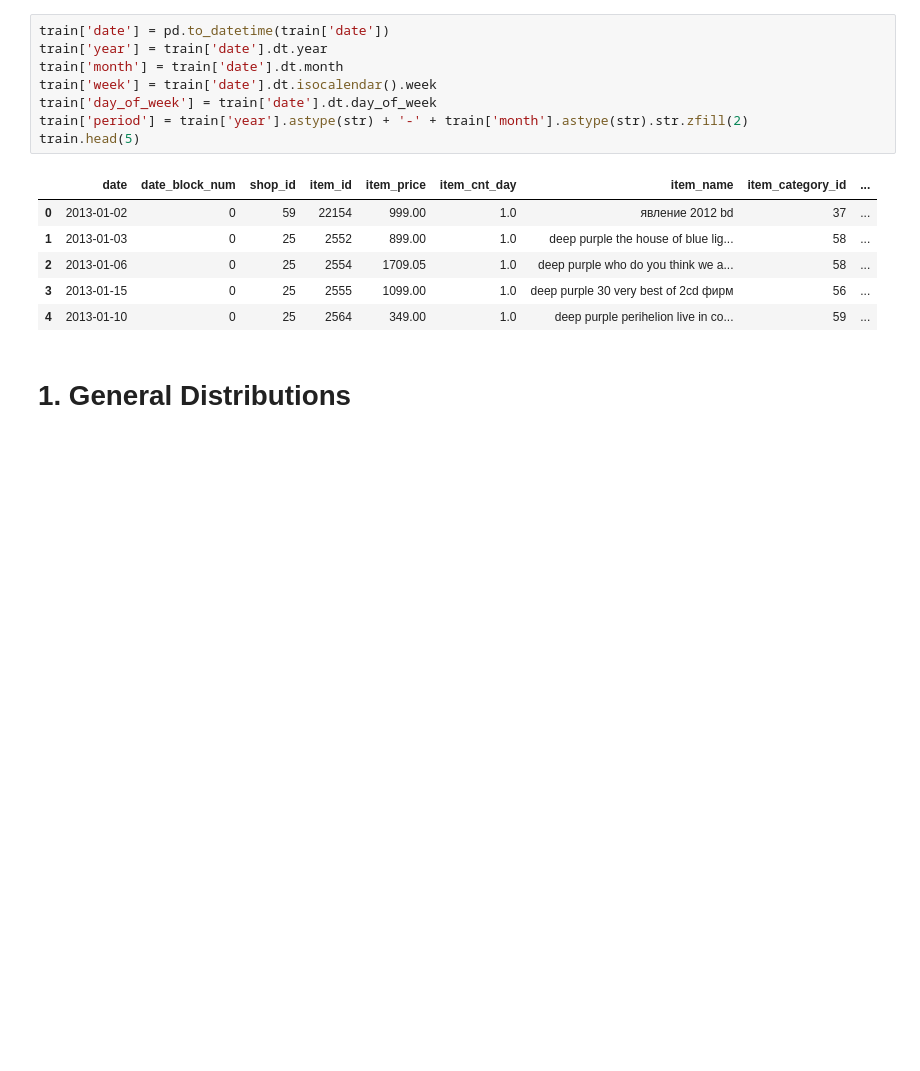
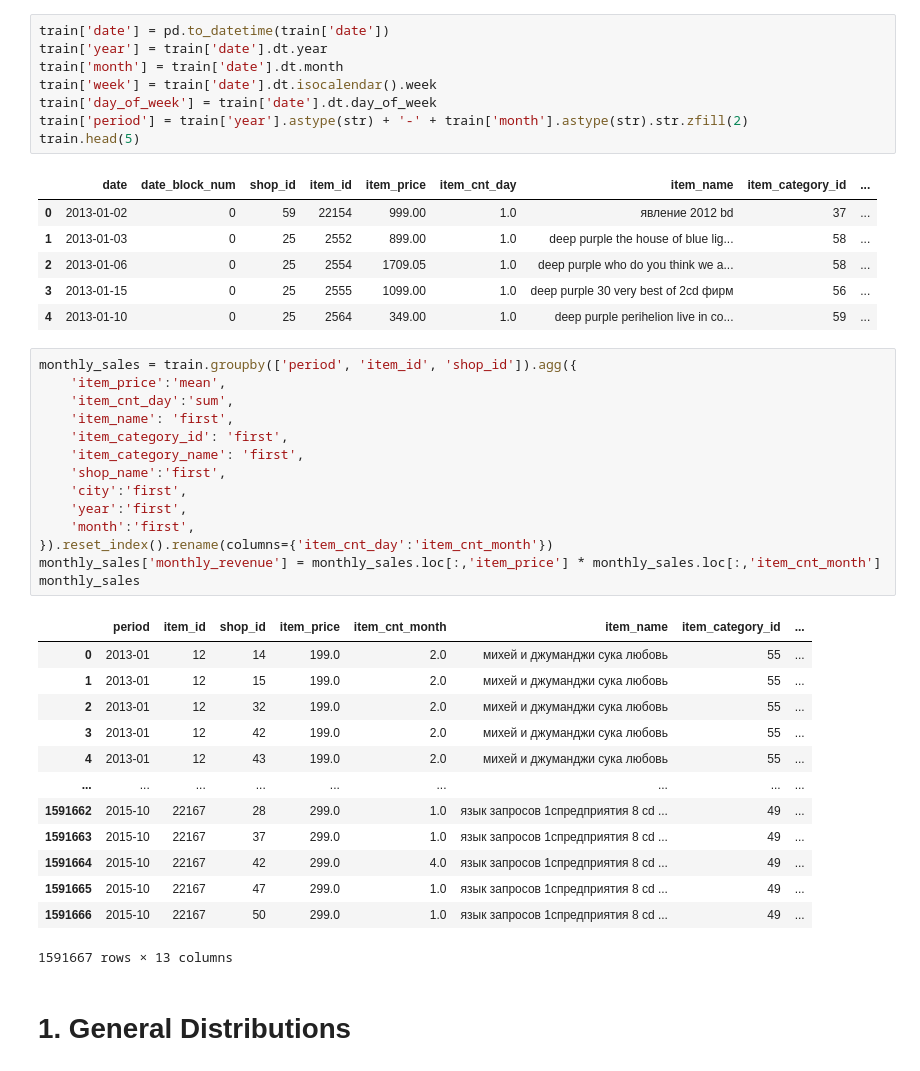
Before and after one commit to Dybal-Ilia/Innowise-Dybal, a Jupyter notebook: notebooks/EDA.ipynb, the cells around one changed output. Cells and saved outputs as stored; diff of their text form; blank space fills up the shorter version.

```diff
--- a/notebooks/EDA.ipynb
+++ b/notebooks/EDA.ipynb
@@ -42,6 +42,34 @@ train.head(5)
 | 2 | 2013-01-06 | 0 | 25 | 2554 | 1709.05 | 1.0 | deep purple who do you think we a... | 58 | ... |
 | 3 | 2013-01-15 | 0 | 25 | 2555 | 1099.00 | 1.0 | deep purple 30 very best of 2cd фирм | 56 | ... |
 | 4 | 2013-01-10 | 0 | 25 | 2564 | 349.00 | 1.0 | deep purple perihelion live in co... | 59 | ... |
+# %%
+monthly_sales = train.groupby(['period', 'item_id', 'shop_id']).agg({
+    'item_price':'mean',
+    'item_cnt_day':'sum',
+    'item_name': 'first',
+    'item_category_id': 'first',
+    'item_category_name': 'first',
+    'shop_name':'first',
+    'city':'first',
+    'year':'first',
+    'month':'first',
+}).reset_index().rename(columns={'item_cnt_day':'item_cnt_month'})
+monthly_sales['monthly_revenue'] = monthly_sales.loc[:,'item_price'] * monthly_sales.loc[:,'item_cnt_month']
+monthly_sales
+# %% [output]
+|  | period | item_id | shop_id | item_price | item_cnt_month | item_name | item_category_id | ... |
+| 0 | 2013-01 | 12 | 14 | 199.0 | 2.0 | михей и джуманджи сука любовь | 55 | ... |
+| 1 | 2013-01 | 12 | 15 | 199.0 | 2.0 | михей и джуманджи сука любовь | 55 | ... |
+| 2 | 2013-01 | 12 | 32 | 199.0 | 2.0 | михей и джуманджи сука любовь | 55 | ... |
+| 3 | 2013-01 | 12 | 42 | 199.0 | 2.0 | михей и джуманджи сука любовь | 55 | ... |
+| 4 | 2013-01 | 12 | 43 | 199.0 | 2.0 | михей и джуманджи сука любовь | 55 | ... |
+| ... | ... | ... | ... | ... | ... | ... | ... | ... |
+| 1591662 | 2015-10 | 22167 | 28 | 299.0 | 1.0 | язык запросов 1спредприятия 8 cd ... | 49 | ... |
+| 1591663 | 2015-10 | 22167 | 37 | 299.0 | 1.0 | язык запросов 1спредприятия 8 cd ... | 49 | ... |
+| 1591664 | 2015-10 | 22167 | 42 | 299.0 | 4.0 | язык запросов 1спредприятия 8 cd ... | 49 | ... |
+| 1591665 | 2015-10 | 22167 | 47 | 299.0 | 1.0 | язык запросов 1спредприятия 8 cd ... | 49 | ... |
+| 1591666 | 2015-10 | 22167 | 50 | 299.0 | 1.0 | язык запросов 1спредприятия 8 cd ... | 49 | ... |
+1591667 rows × 13 columns
 # %% [markdown]
 # 1. General Distributions
 # %% [markdown]
```
Also changed, not shown: parts of 4 cells of this notebook.
